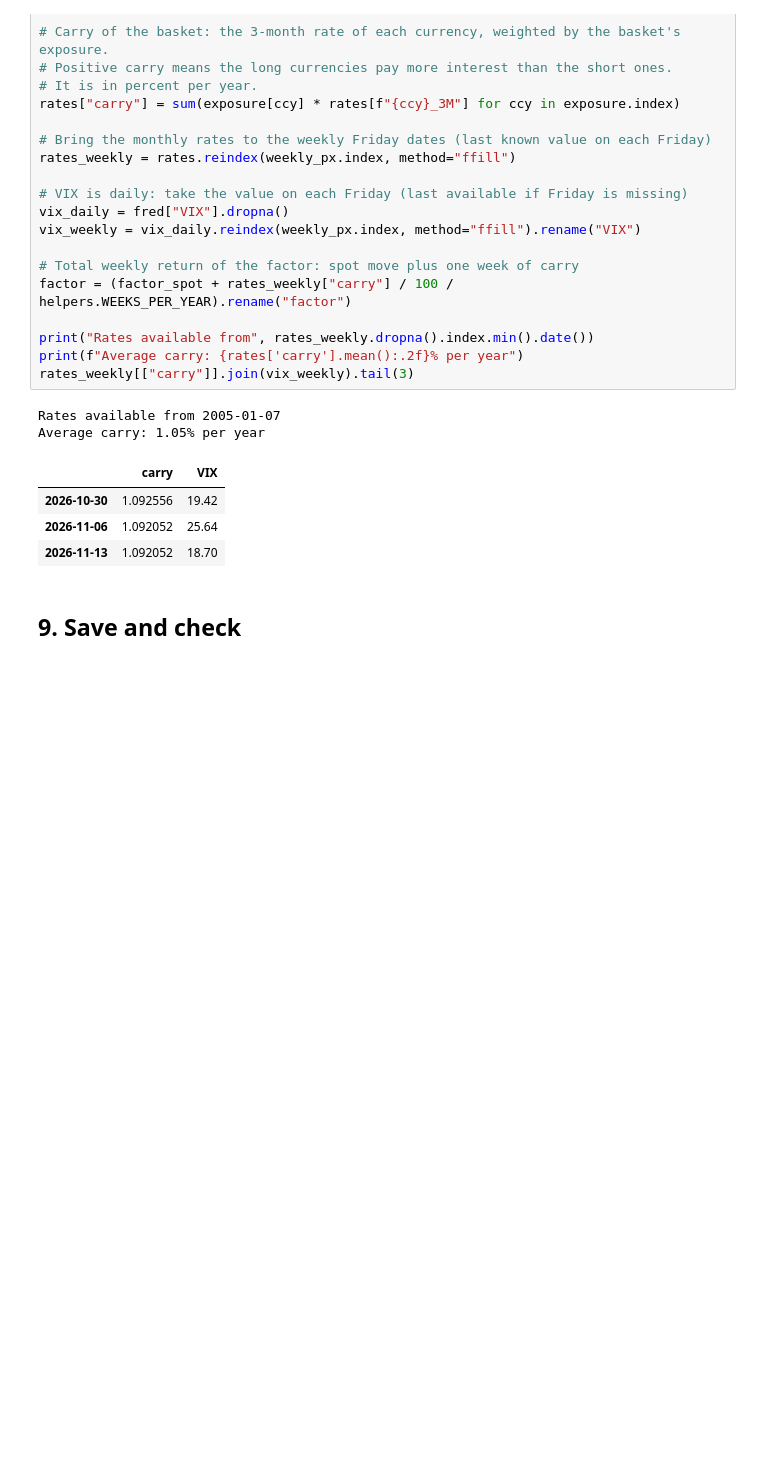
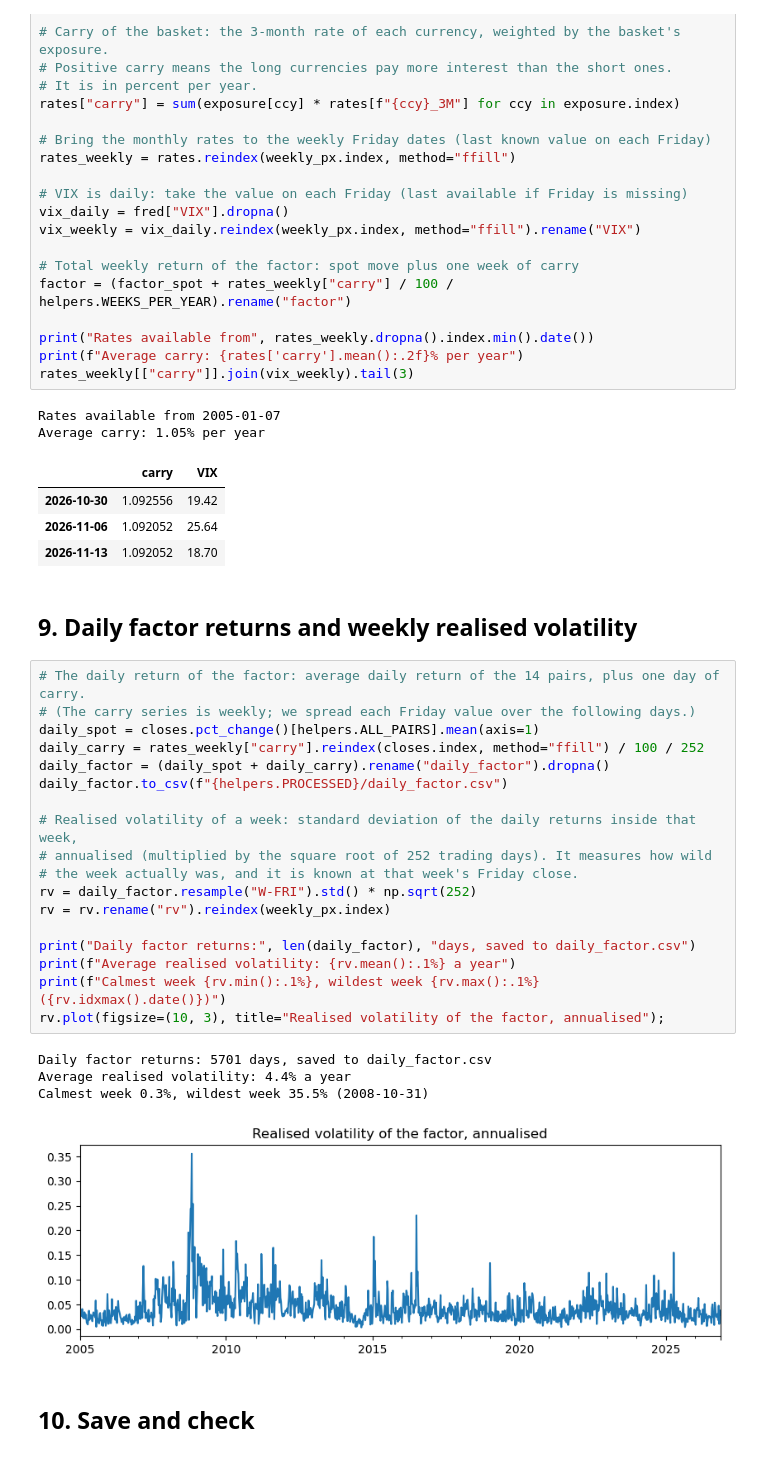
Before and after one commit to Roberto-Berardi/trend-following-fx-risk-factor, a Jupyter notebook: code/02_clean.ipynb, the cells around one changed output. Saved outputs shown, nothing was run; the diff lists cells and outputs as text; blank space fills up the shorter version.

Commit message:
Volatility forecasts, regimes and FX overlay

```diff
--- a/code/02_clean.ipynb
+++ b/code/02_clean.ipynb
@@ -272,8 +273,33 @@ Average carry: 1.05% per year
 | 2026-10-30 | 1.092556 | 19.42 |
 | 2026-11-06 | 1.092052 | 25.64 |
 | 2026-11-13 | 1.092052 | 18.70 |
+# %% [markdown]
+## 9. Daily factor returns and weekly realised volatility
+# %%
+# The daily return of the factor: average daily return of the 14 pairs, plus one day of carry.
+# (The carry series is weekly; we spread each Friday value over the following days.)
+daily_spot = closes.pct_change()[helpers.ALL_PAIRS].mean(axis=1)
+daily_carry = rates_weekly["carry"].reindex(closes.index, method="ffill") / 100 / 252
+daily_factor = (daily_spot + daily_carry).rename("daily_factor").dropna()
+daily_factor.to_csv(f"{helpers.PROCESSED}/daily_factor.csv")
+
+# Realised volatility of a week: standard deviation of the daily returns inside that week,
+# annualised (multiplied by the square root of 252 trading days). It measures how wild
+# the week actually was, and it is known at that week's Friday close.
+rv = daily_factor.resample("W-FRI").std() * np.sqrt(252)
+rv = rv.rename("rv").reindex(weekly_px.index)
+
+print("Daily factor returns:", len(daily_factor), "days, saved to daily_factor.csv")
+print(f"Average realised volatility: {rv.mean():.1%} a year")
+print(f"Calmest week {rv.min():.1%}, wildest week {rv.max():.1%} ({rv.idxmax().date()})")
+rv.plot(figsize=(10, 3), title="Realised volatility of the factor, annualised");
+# %% [output]
+Daily factor returns: 5701 days, saved to daily_factor.csv
+Average realised volatility: 4.4% a year
+Calmest week 0.3%, wildest week 35.5% (2008-10-31)
+[figure, added]
 # %% [markdown]
-## 9. Save and check
+## 10. Save and check
 # %%
 # Put everything in one weekly table
 weekly = pd.concat([
```
Also changed, not shown: parts of 3 cells of this notebook, 4 other files.
